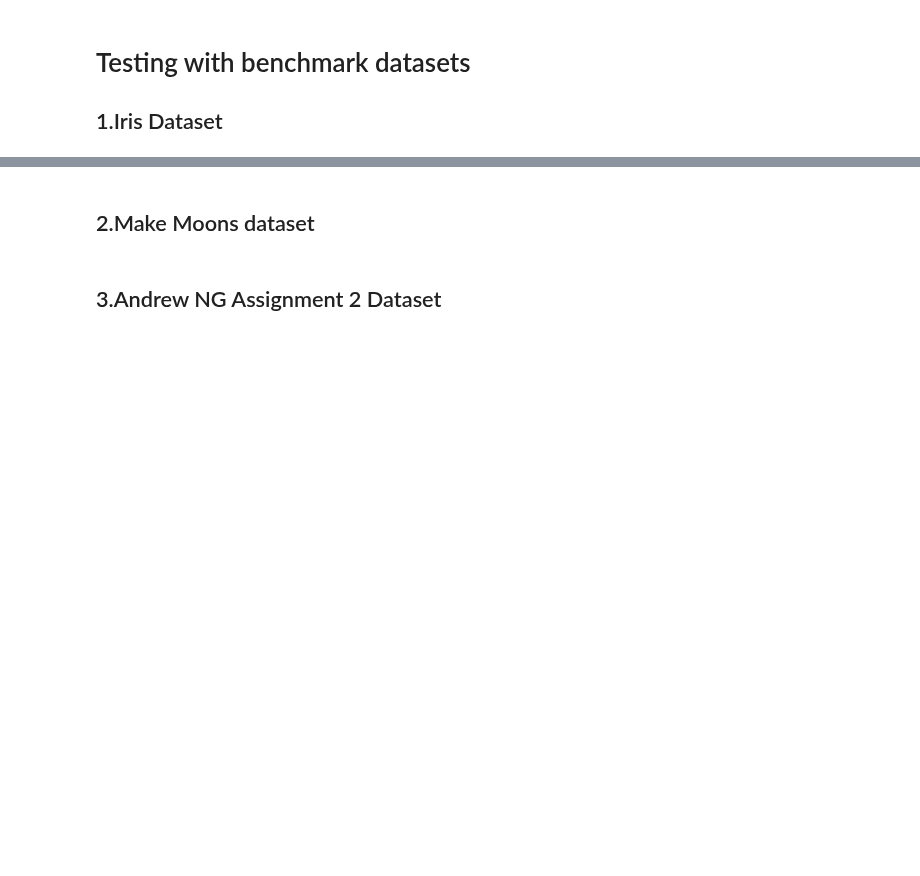
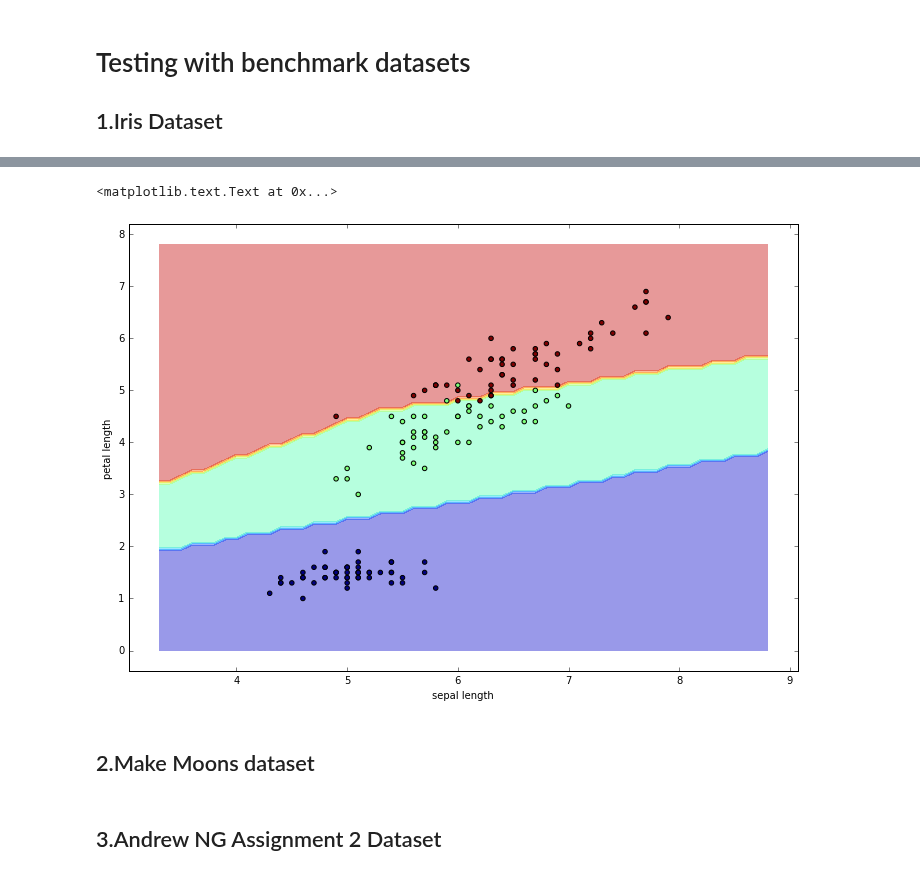
Before and after one commit to mcagriardic/Andrew-NG-Coursera, a Jupyter notebook: ex4/NeuralNetwork_class.ipynb, the cells around one changed output, grey strips where cells are left out. Drawn from its saved outputs; the diff is of its cells as text; code cells hidden in the pictures; blank space fills up the shorter version.

Commit message:
Added SGDM and optimizers attribute

```diff
--- a/ex4/NeuralNetwork_class.ipynb
+++ b/ex4/NeuralNetwork_class.ipynb
@@ -503,0 +346,15 @@ array([[5.2, 1.5, 0. ],
+# %%
+model = NeuralNetwork(
+    (2, 'relu'),
+    [(10,'relu'), (4,'softmax')],
+    3,
+    batch_size=64,
+    optimizer = {
+        "method": "SGDM",
+        "beta": 0.1
+                },
+    epoch=10000,
+    alpha=3
+)
+
+model.fit(X,Y)
@@ -531,24 +407,27 @@ print(models["model_1"])
 # %%
 %matplotlib inline
 import matplotlib.pyplot as plt
 dt = data.data[:,[0,2]]
 x_min, x_max = dt[:, 0].min() - 1, dt[:, 0].max() + 1
 y_min, y_max = dt[:, 1].min() - 1, dt[:, 1].max() + 1
 xx, yy = np.meshgrid(np.arange(x_min, x_max, 0.1),
                      np.arange(y_min, y_max, 0.1))
 
 # here "model" is your model's prediction (classification) function
-Z = models["model_1"].predict(np.c_[xx.ravel(), yy.ravel()].T)
+Z = model.predict(np.c_[xx.ravel(), yy.ravel()].T)
 
 # Put the result into a color plot
 Z = Z.reshape(xx.shape)
 plt.figure(figsize=(12,8))
 plt.contourf(xx, yy, Z,alpha=0.4)
 #plt.axis('off')
 
 plt.scatter(dt[:, 0], dt[:, 1], c=y,s=20, edgecolor='k')
 plt.xlabel('sepal length')
 plt.ylabel('petal length')
+# %% [output]
+<matplotlib.text.Text at 0x...>
+[figure, added]
 # %% [markdown]
 ## 2.Make Moons dataset
 # %%
```
Also changed, not shown: parts of 25 cells of this notebook.
